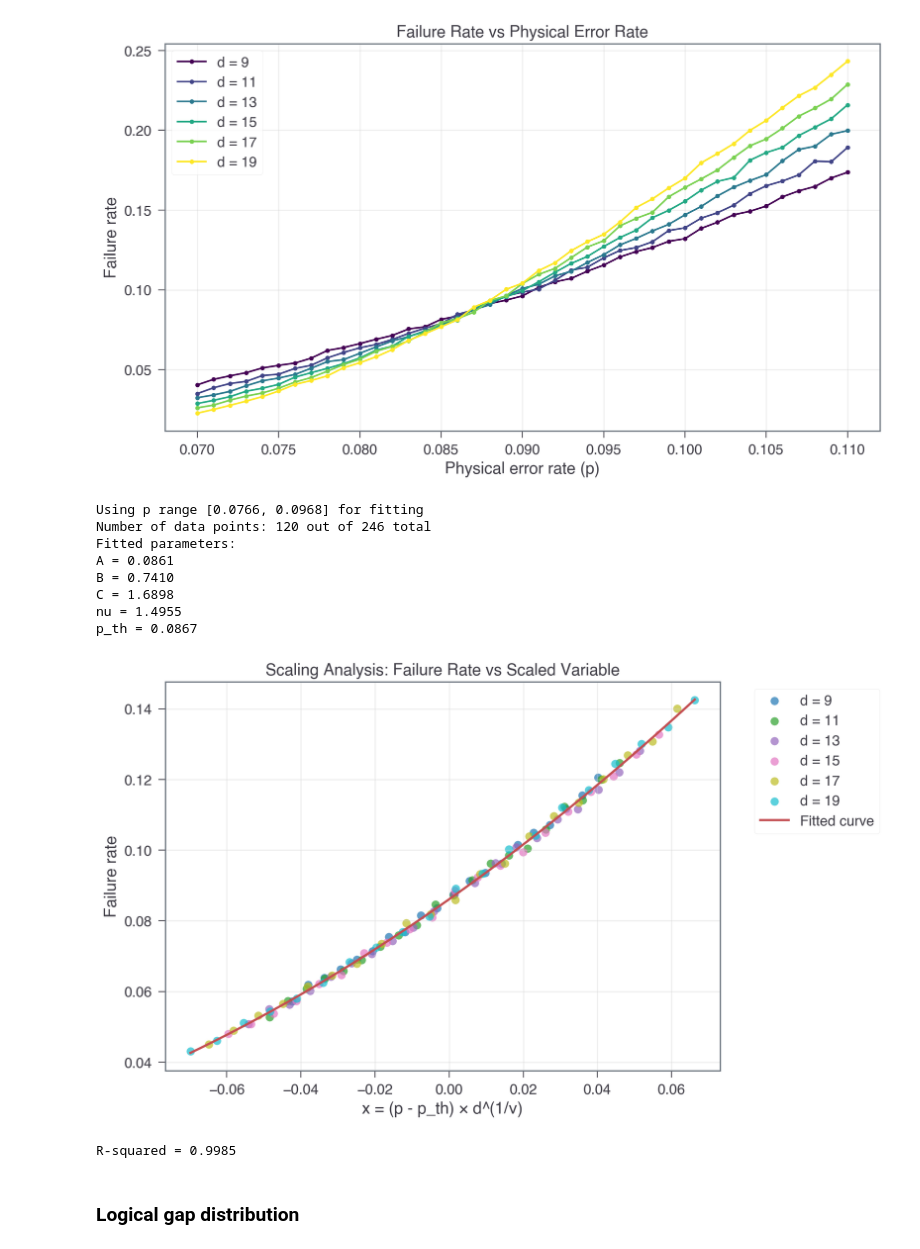
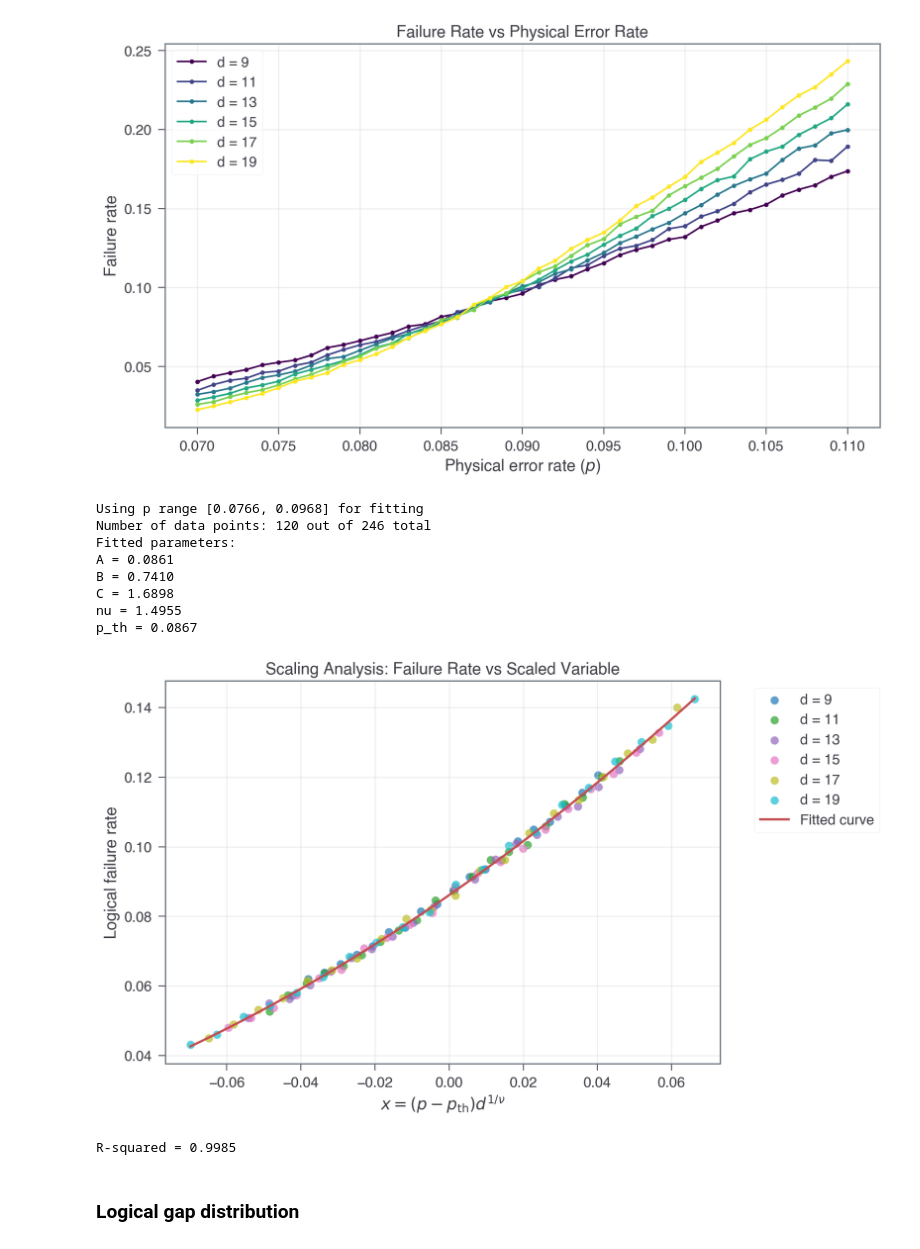
Before and after one commit to seokhyung-lee/color-code-stim, a Jupyter notebook: simulations/logical_gap_dist/simulations.ipynb, the cells around one changed output. Cells and saved outputs as stored; diff of their text form; code cells hidden in the pictures.

```diff
--- a/simulations/logical_gap_dist/simulations.ipynb
+++ b/simulations/logical_gap_dist/simulations.ipynb
@@ -329,36 +326,36 @@ for d in unique_d_values:
     )
 
 # Create fitted line within the range of fitted data
 x_range = np.linspace(np.min(x_fitted), np.max(x_fitted), 100)
 y_fitted = A_fit + B_fit * x_range + C_fit * (x_range**2)
 plt.plot(x_range, y_fitted, "r-", linewidth=2, label="Fitted curve")
 
-plt.xlabel("x = (p - p_th) × d^(1/ν)")
-plt.ylabel("Failure rate")
+plt.xlabel(r"$x = (p - p_\mathrm{th}) d^{1/\nu}$")
+plt.ylabel("Logical failure rate")
 plt.title("Scaling Analysis: Failure Rate vs Scaled Variable")
 plt.legend(bbox_to_anchor=(1.05, 1), loc="upper left")
 plt.grid(True, alpha=0.3)
 plt.tight_layout()
 plt.show()
 
 # Calculate R-squared for fitted data
 y_pred_fit = scaling_fit_function(
     param_array_fit, A_fit, B_fit, C_fit, nu_fit, p_th_fit
 )
 ss_res = np.sum((failure_vals_fit - y_pred_fit) ** 2)
 ss_tot = np.sum((failure_vals_fit - np.mean(failure_vals_fit)) ** 2)
 r_squared = 1 - (ss_res / ss_tot)
 print(f"R-squared = {r_squared:.4f}")
 # %% [output]
 Using p range [0.0766, 0.0968] for fitting
 Number of data points: 120 out of 246 total
 Fitted parameters:
 A = 0.0861
 B = 0.7410
 C = 1.6898
 nu = 1.4955
 p_th = 0.0867
-[figure, old version]
+[figure, new version]
 R-squared = 0.9985
 # %% [markdown]
 ### Logical gap distribution
```
Also changed, not shown: parts of 2 cells of this notebook, 15 other files.
